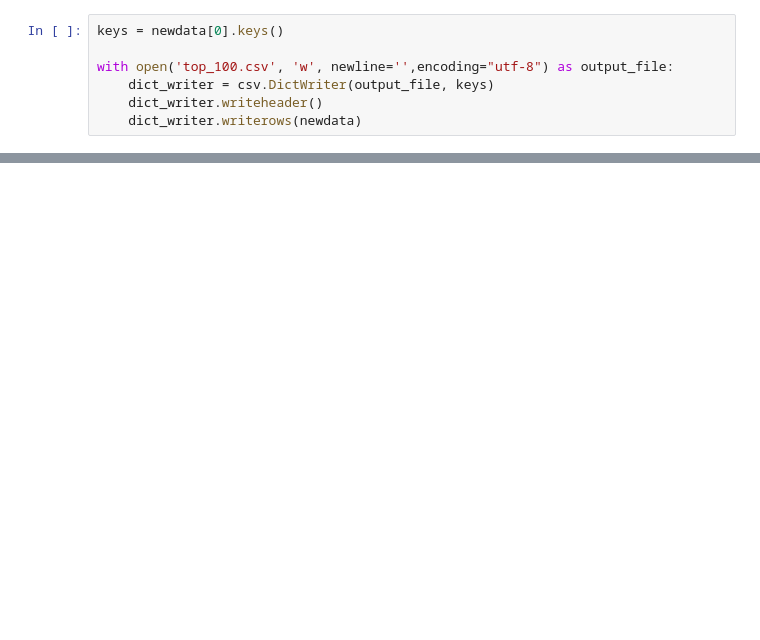
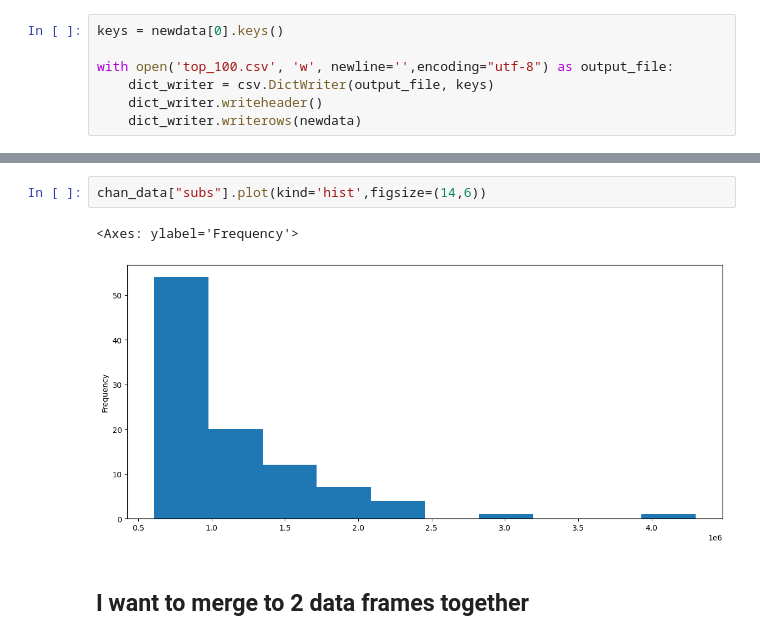
Before and after one commit to AuroGx/top100vtube, a Jupyter notebook: top100.ipynb, the cells around one changed output, grey strips where cells are left out. Drawn from its saved outputs; the diff is of its cells as text; blank space fills up the shorter version.

```diff
--- a/top100.ipynb
+++ b/top100.ipynb
@@ -204,0 +417,7 @@ with open('top_100.csv', 'w', newline='',encoding="utf-8") as output_file:
+# %%
+chan_data["subs"].plot(kind='hist',figsize=(14,6))
+# %% [output]
+<Axes: ylabel='Frequency'>
+[figure, added]
+# %% [markdown]
+## I want to merge to 2 data frames together
```
Also changed, not shown: parts of 48 cells of this notebook, 1 other file.
